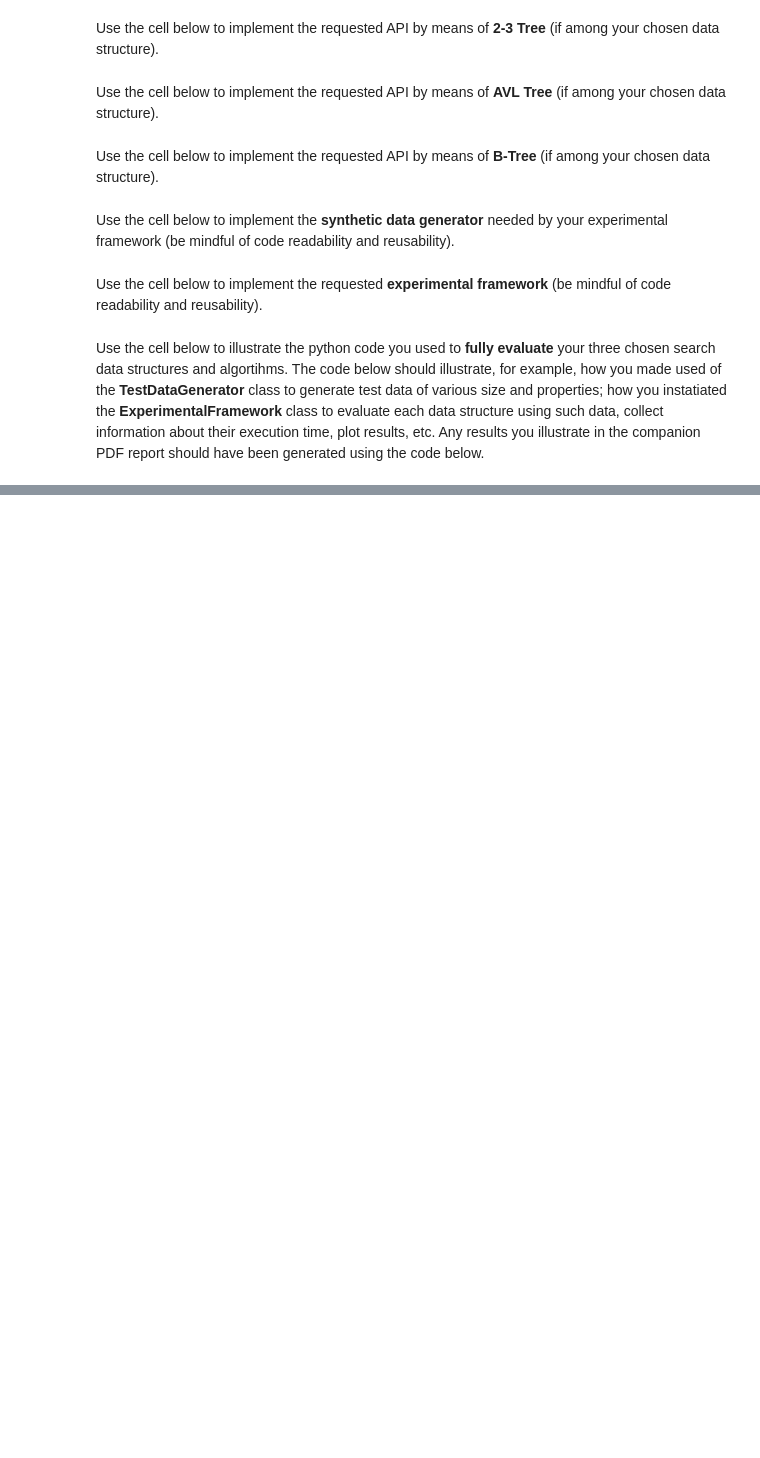
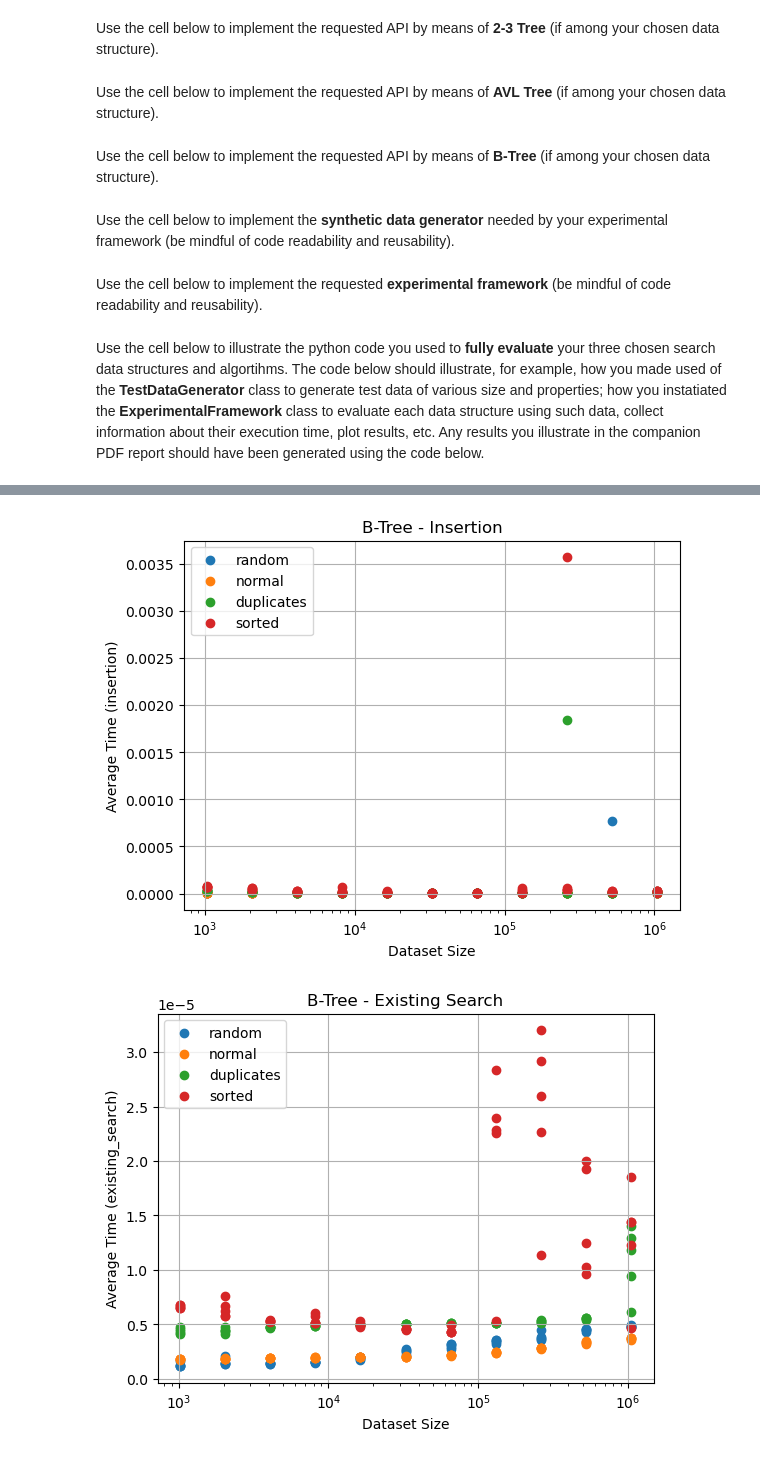
Before and after one commit to spicyGrape/COMP0005_Alg_cw, a Jupyter notebook: grp-23-0005code.ipynb, the cells around one changed output, grey strips where cells are left out. Saved outputs shown, nothing was run; the diff lists cells and outputs as text; code cells hidden in the pictures; blank space fills up the shorter version.

Commit message:
Run tests for all

```diff
--- a/grp-23-0005code.ipynb
+++ b/grp-23-0005code.ipynb
@@ -655,0 +660,14 @@ test_framework.plot_results(results, "Two Three Tree")
+# %%
+# ADD YOUR TEST CODE HERE
+b_tree = BTree()
+test_framework = ExperimentalFramework([("B-Tree", BTree)])
+dataset_sizes = [2**x for x in range(10,21)]
+for size in dataset_sizes.copy():
+    for i in range(1, 5):
+        dataset_sizes.append(size + i)
+dataset_sizes = sorted(set(dataset_sizes))
+results = test_framework.do_tests_for_all_data_generators(b_tree, dataset_sizes)
+test_framework.plot_results(results, "B-Tree")
+# %% [output]
+[figure, added]
+[figure, added]
```
Also changed, not shown: parts of 3 cells of this notebook.
